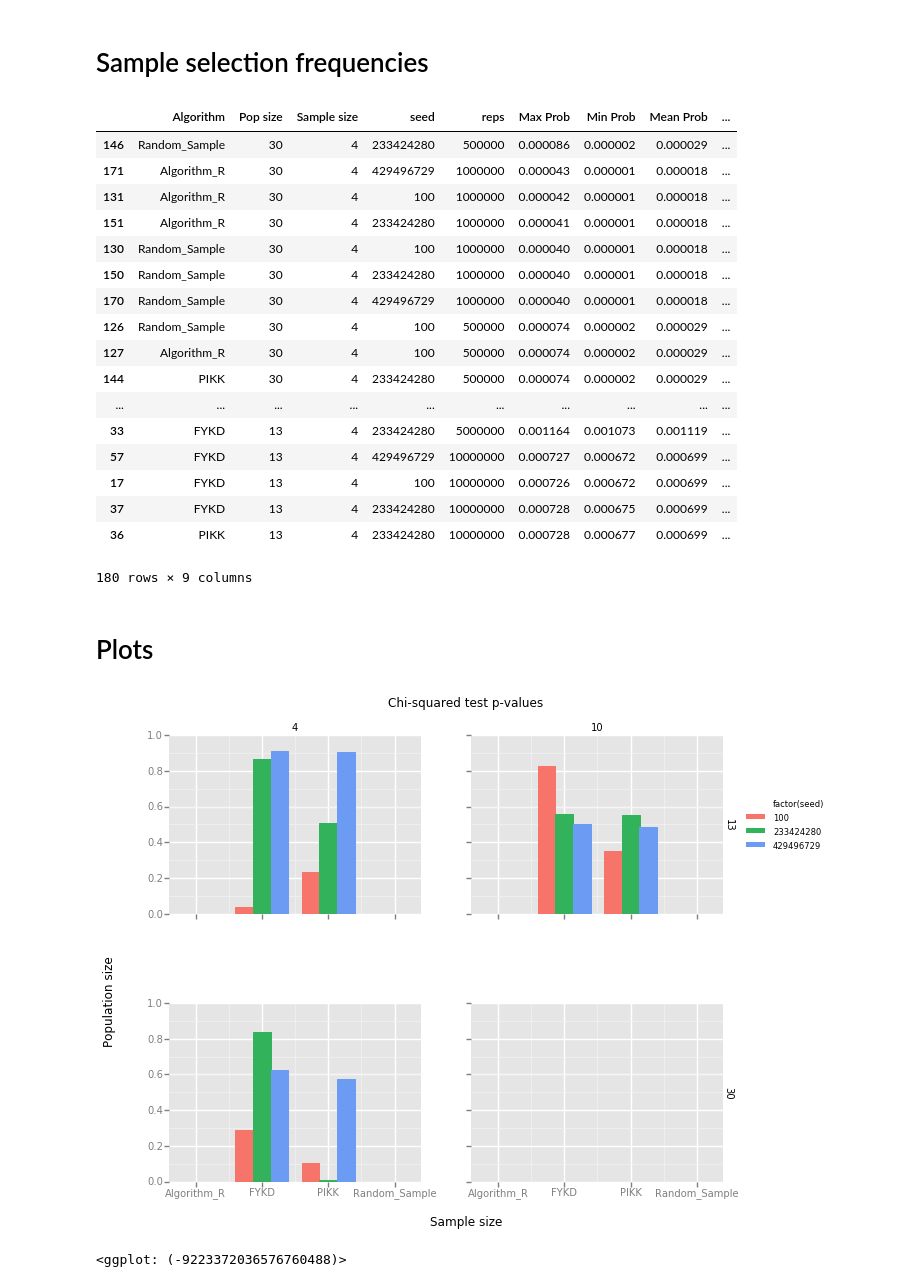
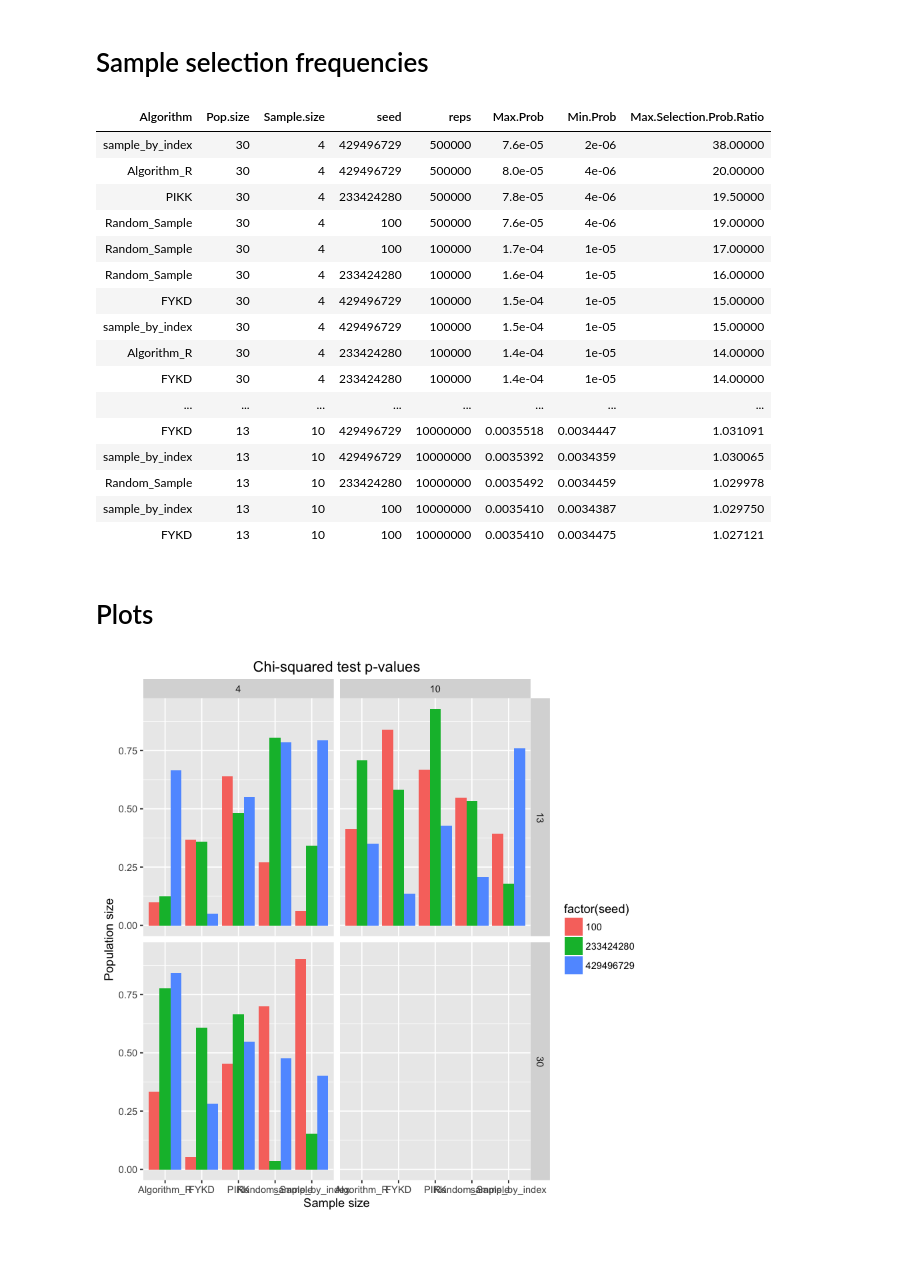
Before and after one commit to kellieotto/prngs-and-permutations, a Jupyter notebook: Code/samplingComparison/results/pythonResults.ipynb, the cells around one changed output. Saved outputs shown, nothing was run; the diff lists cells and outputs as text; code cells hidden in the pictures; blank space fills up the shorter version.

```diff
--- a/Code/samplingComparison/results/pythonResults.ipynb
+++ b/Code/samplingComparison/results/pythonResults.ipynb
@@ -71,8 +60,7 @@ FO[FO.Algorithm == "FYKD"][cols].sort_values(['seed', 'Pop size', 'Sample size']
 # %% [markdown]
 # Unique sample selection probabilities
 # %%
-US = pd.read_csv('uniqueSampleSummary.csv')
-cols = ['Algorithm','Pop size', 'Sample size', 'seed', 'reps', 'Chi-squared', 'Df', 'P-value', 'Range', 'Range P-value']
-US[cols].sort_values(['Algorithm',  'seed', 'Pop size', 'Sample size'])
-US[cols].sort_values('Range P-value')
+US = read.csv('uniqueSampleSummary.csv', header = TRUE)
+US %>% select(Algorithm, Pop.size, Sample.size, seed, reps, Chi.squared, Df, P.value, Range, Range.P.value) %>%
+arrange(Range.P.value) %>% head(20)
 # %% [output]
@@ -97,35 +84,34 @@ US[cols].sort_values('Range P-value')
 # %% [markdown]
 # Sample  selection frequencies
 # %%
-cols = ['Algorithm','Pop size', 'Sample size', 'seed', 'reps', 'Max Prob', 'Min Prob', 'Mean Prob', 'Max Selection Prob Ratio']
-US[cols].sort_values(['Pop size', 'Sample size', 'Max Selection Prob Ratio'], ascending = False)
+US %>% select(Algorithm, Pop.size, Sample.size, seed, reps, Max.Prob, Min.Prob, Max.Selection.Prob.Ratio) %>%
+arrange(desc(Max.Selection.Prob.Ratio))
 # %% [output]
-|  | Algorithm | Pop size | Sample size | seed | reps | Max Prob | Min Prob | Mean Prob | ... |
-| 146 | Random_Sample | 30 | 4 | 233424280 | 500000 | 0.000086 | 0.000002 | 0.000029 | ... |
-| 171 | Algorithm_R | 30 | 4 | 429496729 | 1000000 | 0.000043 | 0.000001 | 0.000018 | ... |
-| 131 | Algorithm_R | 30 | 4 | 100 | 1000000 | 0.000042 | 0.000001 | 0.000018 | ... |
-| 151 | Algorithm_R | 30 | 4 | 233424280 | 1000000 | 0.000041 | 0.000001 | 0.000018 | ... |
-| 130 | Random_Sample | 30 | 4 | 100 | 1000000 | 0.000040 | 0.000001 | 0.000018 | ... |
-| 150 | Random_Sample | 30 | 4 | 233424280 | 1000000 | 0.000040 | 0.000001 | 0.000018 | ... |
-| 170 | Random_Sample | 30 | 4 | 429496729 | 1000000 | 0.000040 | 0.000001 | 0.000018 | ... |
-| 126 | Random_Sample | 30 | 4 | 100 | 500000 | 0.000074 | 0.000002 | 0.000029 | ... |
-| 127 | Algorithm_R | 30 | 4 | 100 | 500000 | 0.000074 | 0.000002 | 0.000029 | ... |
-| 144 | PIKK | 30 | 4 | 233424280 | 500000 | 0.000074 | 0.000002 | 0.000029 | ... |
-| ... | ... | ... | ... | ... | ... | ... | ... | ... | ... |
-| 33 | FYKD | 13 | 4 | 233424280 | 5000000 | 0.001164 | 0.001073 | 0.001119 | ... |
-| 57 | FYKD | 13 | 4 | 429496729 | 10000000 | 0.000727 | 0.000672 | 0.000699 | ... |
-| 17 | FYKD | 13 | 4 | 100 | 10000000 | 0.000726 | 0.000672 | 0.000699 | ... |
-| 37 | FYKD | 13 | 4 | 233424280 | 10000000 | 0.000728 | 0.000675 | 0.000699 | ... |
-| 36 | PIKK | 13 | 4 | 233424280 | 10000000 | 0.000728 | 0.000677 | 0.000699 | ... |
+| Algorithm | Pop.size | Sample.size | seed | reps | Max.Prob | Min.Prob | Max.Selection.Prob.Ratio |
+| sample_by_index | 30 | 4 | 429496729 | 500000 | 7.6e-05 | 2e-06 | 38.00000 |
+| Algorithm_R | 30 | 4 | 429496729 | 500000 | 8.0e-05 | 4e-06 | 20.00000 |
+| PIKK | 30 | 4 | 233424280 | 500000 | 7.8e-05 | 4e-06 | 19.50000 |
+| Random_Sample | 30 | 4 | 100 | 500000 | 7.6e-05 | 4e-06 | 19.00000 |
+| Random_Sample | 30 | 4 | 100 | 100000 | 1.7e-04 | 1e-05 | 17.00000 |
+| Random_Sample | 30 | 4 | 233424280 | 100000 | 1.6e-04 | 1e-05 | 16.00000 |
+| FYKD | 30 | 4 | 429496729 | 100000 | 1.5e-04 | 1e-05 | 15.00000 |
+| sample_by_index | 30 | 4 | 429496729 | 100000 | 1.5e-04 | 1e-05 | 15.00000 |
+| Algorithm_R | 30 | 4 | 233424280 | 100000 | 1.4e-04 | 1e-05 | 14.00000 |
+| FYKD | 30 | 4 | 233424280 | 100000 | 1.4e-04 | 1e-05 | 14.00000 |
+| ... | ... | ... | ... | ... | ... | ... | ... |
+| FYKD | 13 | 10 | 429496729 | 10000000 | 0.0035518 | 0.0034447 | 1.031091 |
+| sample_by_index | 13 | 10 | 429496729 | 10000000 | 0.0035392 | 0.0034359 | 1.030065 |
+| Random_Sample | 13 | 10 | 233424280 | 10000000 | 0.0035492 | 0.0034459 | 1.029978 |
+| sample_by_index | 13 | 10 | 100 | 10000000 | 0.0035410 | 0.0034387 | 1.029750 |
+| FYKD | 13 | 10 | 100 | 10000000 | 0.0035410 | 0.0034475 | 1.027121 |
-180 rows × 9 columns
 # %% [markdown]
 # Plots
 # %%
-ggplot(US[US.reps == 1000000], aes(x = "Algorithm", weight = "P-value", fill = 'factor(seed)')) + \
-    geom_bar(stat = "identity", position = "dodge") + \
-    facet_grid("Pop size","Sample size") + \
+US %>% filter(reps == 10000000) %>%
+ggplot(aes(x = Algorithm, y = P.value, fill = factor(seed))) +
+    geom_bar(stat = "identity", position = "dodge") +
+    facet_grid(Pop.size~Sample.size) +
     labs(x = "Sample size", y = "Population size", title = "Chi-squared test p-values")
 # %% [output]
-[figure, old version]
+[figure, new version]
-<ggplot: (-9223372036576760488)>
 # %%
```
Also changed, not shown: parts of 14 cells of this notebook, 7 other files.
